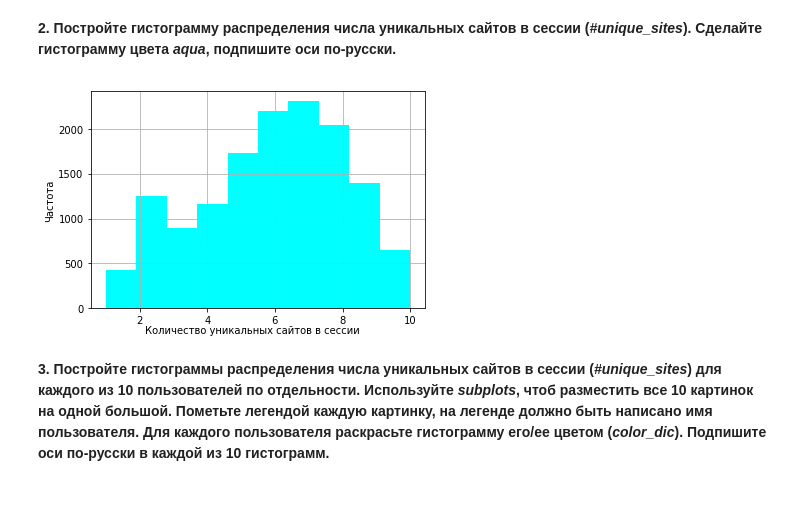
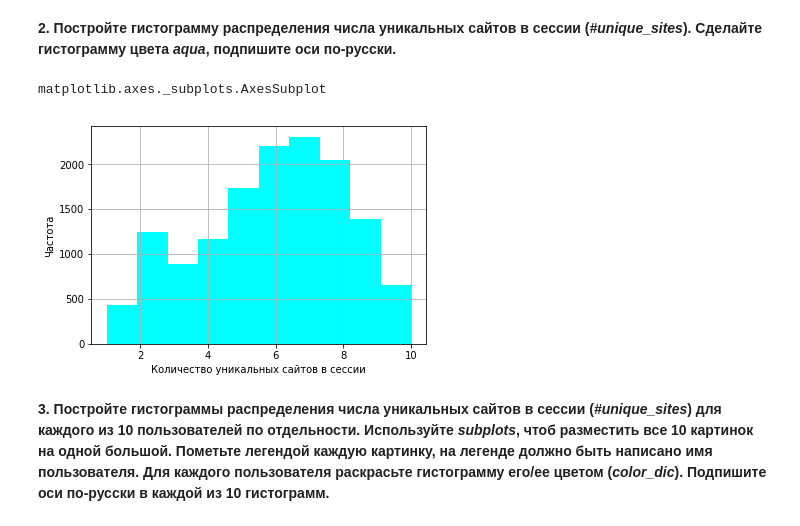
Before and after one commit to dmitrymoshkin/MFTI_Yandex_DA_specialisation, a Jupyter notebook: 6 course/week3_visual_analysis_and_fe.ipynb, the cells around one changed output. Saved outputs shown, nothing was run; the diff lists cells and outputs as text; code cells hidden in the pictures; blank space fills up the shorter version.

```diff
--- a/6 course/week3_visual_analysis_and_fe.ipynb
+++ b/6 course/week3_visual_analysis_and_fe.ipynb
@@ -47,8 +47,8 @@ import seaborn as sns
 from matplotlib import pyplot as plt
 # %%
 # Поменяйте на свой путь к данным
-PATH_TO_DATA = r'C:\Users\Дмитрий Мошкин\Documents\GitHub\moshkin\MFTI_Yandex_DA_specialisation\6 course\capstone_user_identification'
-# PATH_TO_DATA = r'C:\Users\MI\Documents\GitHub\moshkin\MFTI_Yandex_DA_specialisation\6 course\capstone_user_identification'
+# PATH_TO_DATA = r'C:\Users\Дмитрий Мошкин\Documents\GitHub\moshkin\MFTI_Yandex_DA_specialisation\6 course\capstone_user_identification'
+PATH_TO_DATA = r'C:\Users\MI\Documents\GitHub\moshkin\MFTI_Yandex_DA_specialisation\6 course\capstone_user_identification'
 # %% [markdown]
 **Создайте на основе функций *prepare_train_set* и *prepare_sparse_train_set_window*  новую – *prepare_train_set_with_fe*, (от "feature engineering"), создайте следующие признаки:**
 - `session_timespan` – продолжительность сессии (разница между максимальным и минимальным временем посещения сайтов в сессии, в секундах)
@@ -298,13 +294,17 @@ train_data_10users['session_timespan'][train_data_10users['session_timespan']<20
 [figure]
 # %% [markdown]
 **2. Постройте гистограмму распределения числа уникальных сайтов в сессии (*#unique_sites*). Сделайте гистограмму цвета *aqua*, подпишите оси по-русски.**
+# %%
+type(plot)
+# %% [output]
+matplotlib.axes._subplots.AxesSubplot
 # %%
-fig = plt.figure()
-train_data_10users['#unique_sites'].hist(color = "aqua")
-fig.text(0.5, 0.04, 'Количество уникальных сайтов в сессии', ha='center');
-fig.text(0.02, 0.5, 'Частота', va='center', rotation='vertical');
+# plt.figure()
+plot = train_data_10users['#unique_sites'].hist(color = "aqua")
+plot.set_xlabel('Количество уникальных сайтов в сессии')
+plot.set_ylabel('Частота');
 # %% [output]
-[figure, old version]
+[figure, new version]
 # %% [markdown]
 **3. Постройте гистограммы распределения числа уникальных сайтов в сессии (*#unique_sites*) для каждого из 10 пользователей по отдельности. Используйте *subplots*, чтоб разместить все 10 картинок на одной большой. Пометьте легендой каждую картинку, на легенде должно быть написано имя пользователя. Для каждого пользователя раскрасьте гистограмму его/ее цветом (*color_dic*). Подпишите оси по-русски в каждой из 10 гистограмм.**
 # %%
```
Also changed, not shown: parts of 8 cells of this notebook.
